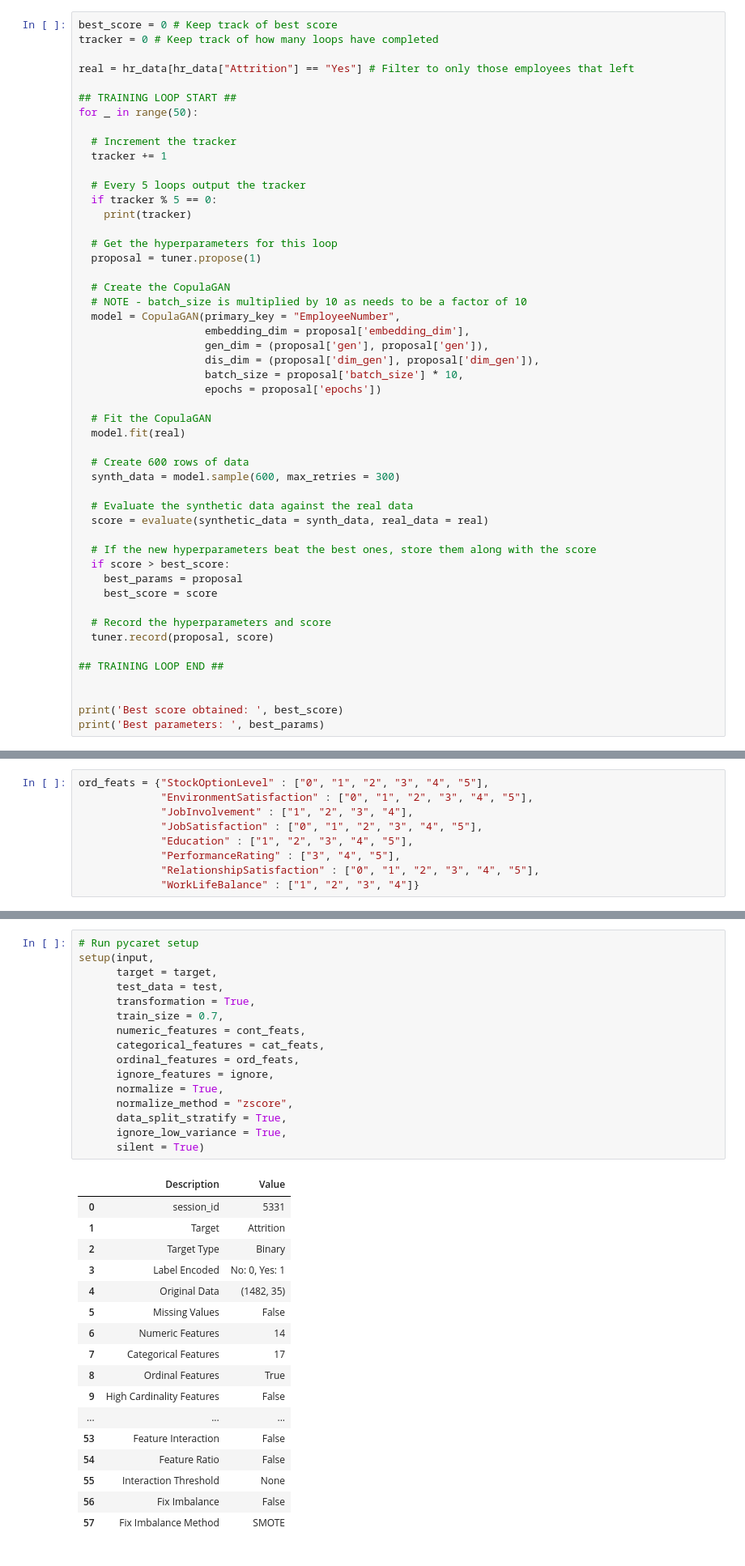
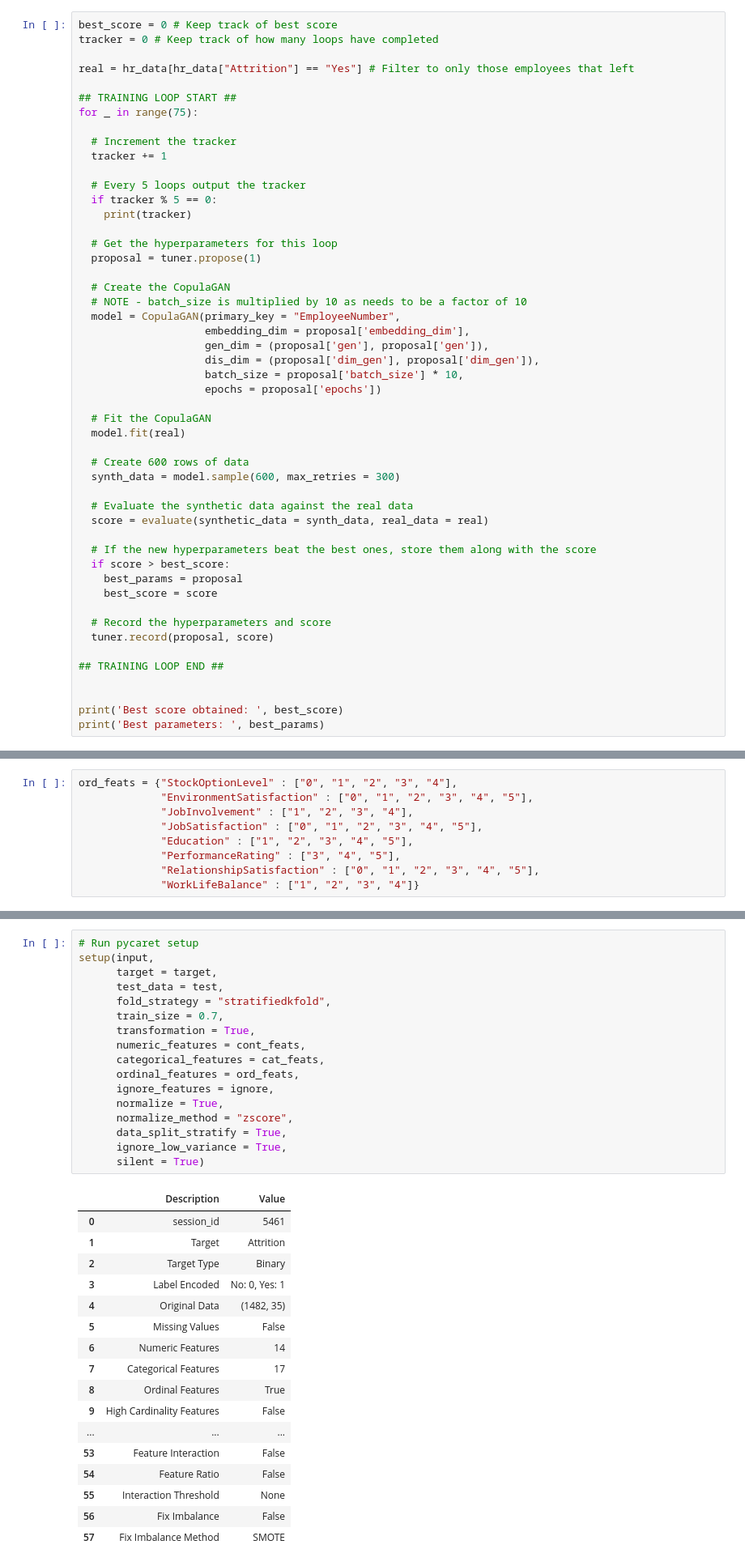
Before and after one commit to Oufattole/HR-Attrition, a Jupyter notebook: Predicting_employee_attrition.ipynb, the cells around one changed output, grey strips where cells are left out. Shown at 81% size. Drawn from its saved outputs; the diff is of its cells as text.

```diff
--- a/Predicting_employee_attrition.ipynb
+++ b/Predicting_employee_attrition.ipynb
@@ -335,7 +352,7 @@ tracker = 0 # Keep track of how many loops have completed
 real = hr_data[hr_data["Attrition"] == "Yes"] # Filter to only those employees that left
 
 ## TRAINING LOOP START ##
-for _ in range(50):
+for _ in range(75):
 
   # Increment the tracker
   tracker += 1
@@ -423,6 +445,6 @@ RelationshipSatisfaction [4 2 1 3 0 5]
 WorkLifeBalance [2 3 4 1]
 # %%
-ord_feats = {"StockOptionLevel" : ["0", "1", "2", "3", "4", "5"],
+ord_feats = {"StockOptionLevel" : ["0", "1", "2", "3", "4"],
              "EnvironmentSatisfaction" : ["0", "1", "2", "3", "4", "5"],
              "JobInvolvement" : ["1", "2", "3", "4"],
              "JobSatisfaction" : ["0", "1", "2", "3", "4", "5"],
@@ -437,22 +459,23 @@ So there is a combination of synthetic and real data in the training set but onl
 # %%
 # Run pycaret setup
 setup(input,
       target = target,
       test_data = test,
+      fold_strategy = "stratifiedkfold",
+      train_size = 0.7,
       transformation = True,
-      train_size = 0.7,
       numeric_features = cont_feats,
       categorical_features = cat_feats,
       ordinal_features = ord_feats,
       ignore_features = ignore,
       normalize = True,
       normalize_method = "zscore",
       data_split_stratify = True,
       ignore_low_variance = True,
       silent = True)
 # %% [output]
 |  | Description | Value |
-| 0 | session_id | 5331 |
+| 0 | session_id | 5461 |
 | 1 | Target | Attrition |
 | 2 | Target Type | Binary |
 | 3 | Label Encoded | No: 0, Yes: 1 |
```
Also changed, not shown: parts of 16 cells of this notebook.
